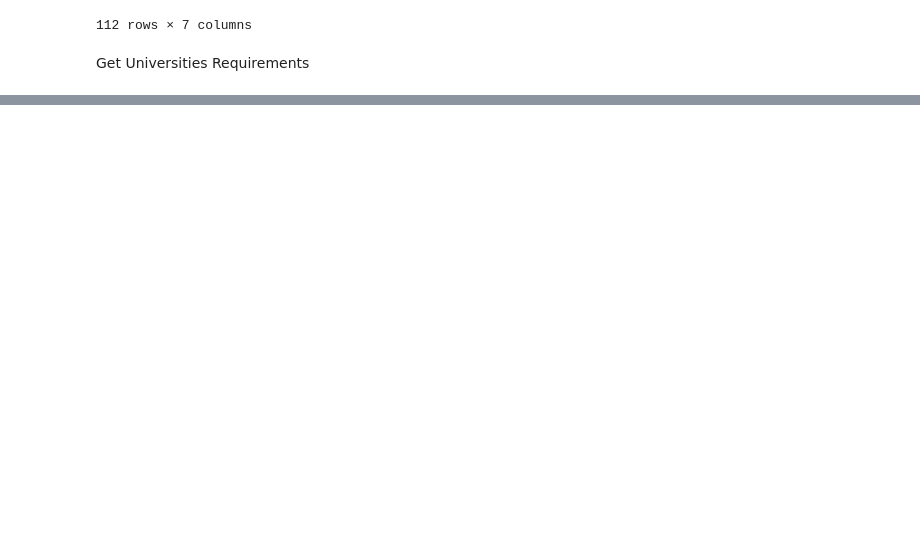
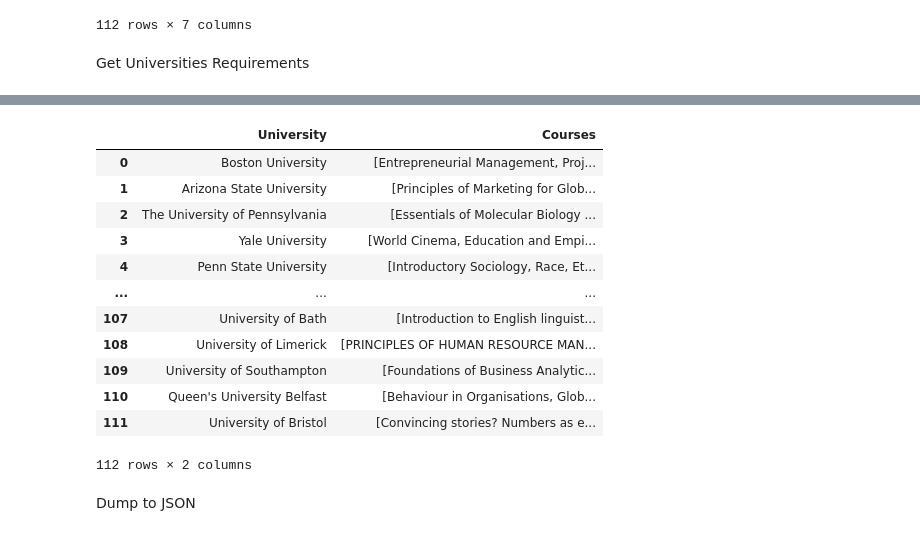
Before and after one commit to ceavinrufus/iisma_scraping, a Jupyter notebook: iisma_scraping.ipynb, the cells around one changed output, grey strips where cells are left out. Drawn from its saved outputs; the diff is of its cells as text; code cells hidden in the pictures; blank space fills up the shorter version.

```diff
--- a/iisma_scraping.ipynb
+++ b/iisma_scraping.ipynb
@@ -418,0 +313,44 @@ display(df_intakes.groupby(["University", "Intake"]).sum().iloc[130:137, :])
+# %%
+courses_data = []
+browser_options = webdriver.ChromeOptions()
+browser_options.add_argument('--headless')
+browser_options.headless = True
+driver = webdriver.Chrome(options=browser_options)
+
+for region in links_by_region:
+    for link in links_by_region[region]:
+        driver.get(link)
+
+        uni_name = driver.find_element(By.TAG_NAME,"h4").text
+        titles = driver.find_elements(By.CLASS_NAME, "elementor-toggle-item")
+
+        data = {}
+        data["University"] = uni_name
+
+        courses = []
+        for title in titles:
+            courses.append(title.text)
+
+        data["Courses"] = courses
+        courses_data.append(data)
+
+driver.quit()
+# %%
+df_courses = pd.DataFrame(courses_data)
+display(df_courses)
+# %% [output]
+|  | University | Courses |
+| 0 | Boston University | [Entrepreneurial Management, Proj... |
+| 1 | Arizona State University | [Principles of Marketing for Glob... |
+| 2 | The University of Pennsylvania | [Essentials of Molecular Biology ... |
+| 3 | Yale University | [World Cinema, Education and Empi... |
+| 4 | Penn State University | [Introductory Sociology, Race, Et... |
+| ... | ... | ... |
+| 107 | University of Bath | [Introduction to English linguist... |
+| 108 | University of Limerick | [PRINCIPLES OF HUMAN RESOURCE MAN... |
+| 109 | University of Southampton | [Foundations of Business Analytic... |
+| 110 | Queen's University Belfast | [Behaviour in Organisations, Glob... |
+| 111 | University of Bristol | [Convincing stories? Numbers as e... |
+112 rows × 2 columns
+# %% [markdown]
+Dump to JSON
```
Also changed, not shown: parts of 16 cells of this notebook, 5 other files.
